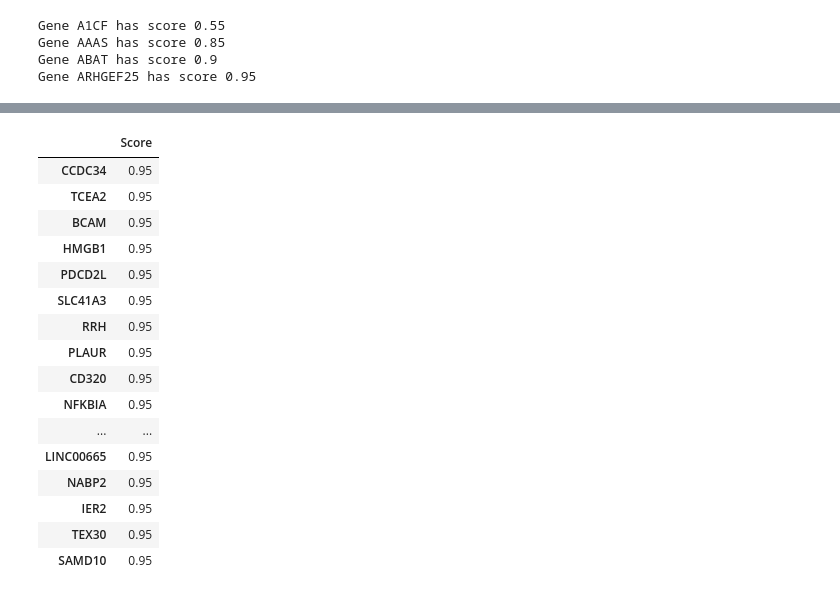
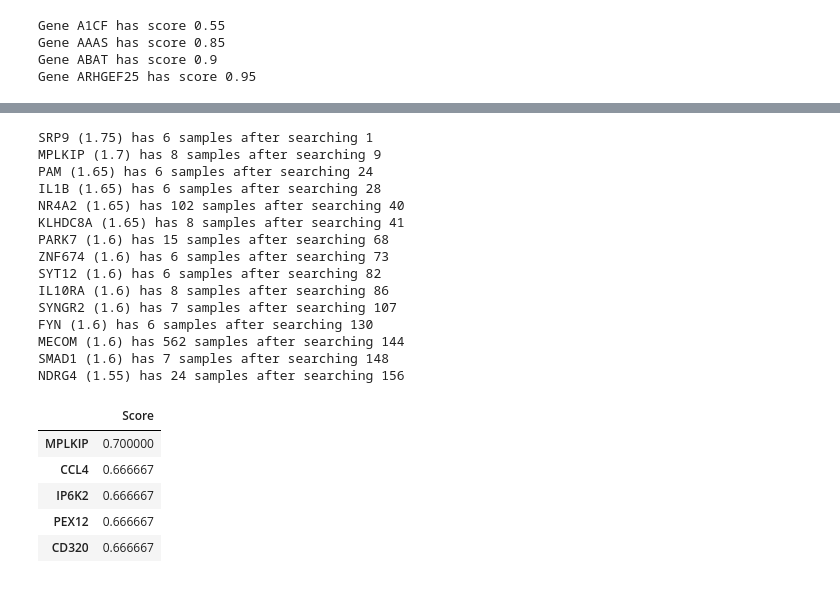
Before and after one commit to hirshagarwal/GBMResearch, a Jupyter notebook: Analysis/5ALA Gene Selection Analysis.ipynb, the cells around one changed output, grey strips where cells are left out. Saved outputs shown, nothing was run; the diff lists cells and outputs as text; code cells hidden in the pictures.

```diff
--- a/Analysis/5ALA Gene Selection Analysis.ipynb
+++ b/Analysis/5ALA Gene Selection Analysis.ipynb
@@ -137,23 +140,3 @@ Gene A1CF has score 0.55
 Gene AAAS has score 0.85
 Gene ABAT has score 0.9
 Gene ARHGEF25 has score 0.95
-# %%
-# 5ALA +ve/-ve and Core 3 variable SVM
-svc = LinearSVC()
-top_score = 0
-top_gene = ""
-multi_svc = pd.DataFrame(columns=['Score'])
-for gene_name in data.columns.values:
-    if 0 in scaled_core[gene_name].values or 0 in scaled_positive[gene_name].values or 0 in scaled_negative[gene_name].values:
-        continue
-    if np.sum(scaled_core[gene_name] + scaled_positive[gene_name] + scaled_negative[gene_name]) == 0:
-        continue
-    all_samples_shaped = scaled_core[gene_name].append(scaled_positive[gene_name]).append(scaled_negative[gene_name]).values.reshape(-1, 1)
-    labels = ([0] * scaled_core.shape[0]) + ([1] * positive_samples.shape[0]) + ([2] * negative_samples.shape[0])
-    svc.fit(all_samples_shaped, labels)
-    score = svc.score(all_samples_shaped, labels)
-    core_svc.loc[gene_name] = score
-    if score > top_score:
-        top_score = score
-        top_gene = gene_name
-        print("Gene {0} has score {1}".format(gene_name, svc.score(all_samples_shaped, labels)))
@@ -238,23 +244,31 @@ core_vs_positive_svc.sort_values(by='Score', ascending=False).head(20)
+# %%
+# Find 5ALA+Core
+core_vs_positive_sorted = core_vs_positive_svc.sort_values(by='Score', ascending=False)
+find_available_samples(core_vs_positive_sorted, 15)
+# %% [output]
+SRP9 (1.75) has 6 samples after searching 1
+MPLKIP (1.7) has 8 samples after searching 9
+PAM (1.65) has 6 samples after searching 24
+IL1B (1.65) has 6 samples after searching 28
+NR4A2 (1.65) has 102 samples after searching 40
+KLHDC8A (1.65) has 8 samples after searching 41
+PARK7 (1.6) has 15 samples after searching 68
+ZNF674 (1.6) has 6 samples after searching 73
+SYT12 (1.6) has 6 samples after searching 82
+IL10RA (1.6) has 8 samples after searching 86
+SYNGR2 (1.6) has 7 samples after searching 107
+FYN (1.6) has 6 samples after searching 130
+MECOM (1.6) has 562 samples after searching 144
+SMAD1 (1.6) has 7 samples after searching 148
+NDRG4 (1.55) has 24 samples after searching 156
 # %%
 core_svc_sorted = core_svc.sort_values(by='Score', ascending=False)
-
-core_svc_sorted.head(25)
+core_svc_sorted.head(5)
 # %% [output]
 |  | Score |
-| CCDC34 | 0.95 |
-| TCEA2 | 0.95 |
-| BCAM | 0.95 |
-| HMGB1 | 0.95 |
-| PDCD2L | 0.95 |
-| SLC41A3 | 0.95 |
-| RRH | 0.95 |
-| PLAUR | 0.95 |
-| CD320 | 0.95 |
-| NFKBIA | 0.95 |
-| ... | ... |
-| LINC00665 | 0.95 |
-| NABP2 | 0.95 |
-| IER2 | 0.95 |
-| TEX30 | 0.95 |
-| SAMD10 | 0.95 |
+| MPLKIP | 0.700000 |
+| CCL4 | 0.666667 |
+| IP6K2 | 0.666667 |
+| PEX12 | 0.666667 |
+| CD320 | 0.666667 |
 # %%
```
Also changed, not shown: parts of 13 cells of this notebook, 12 other files.
